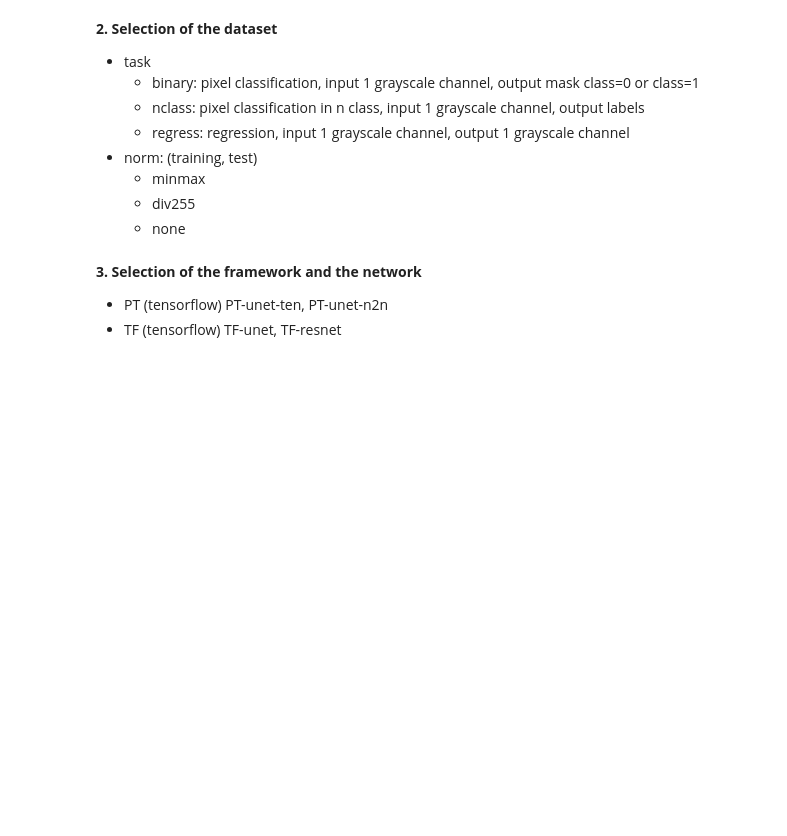
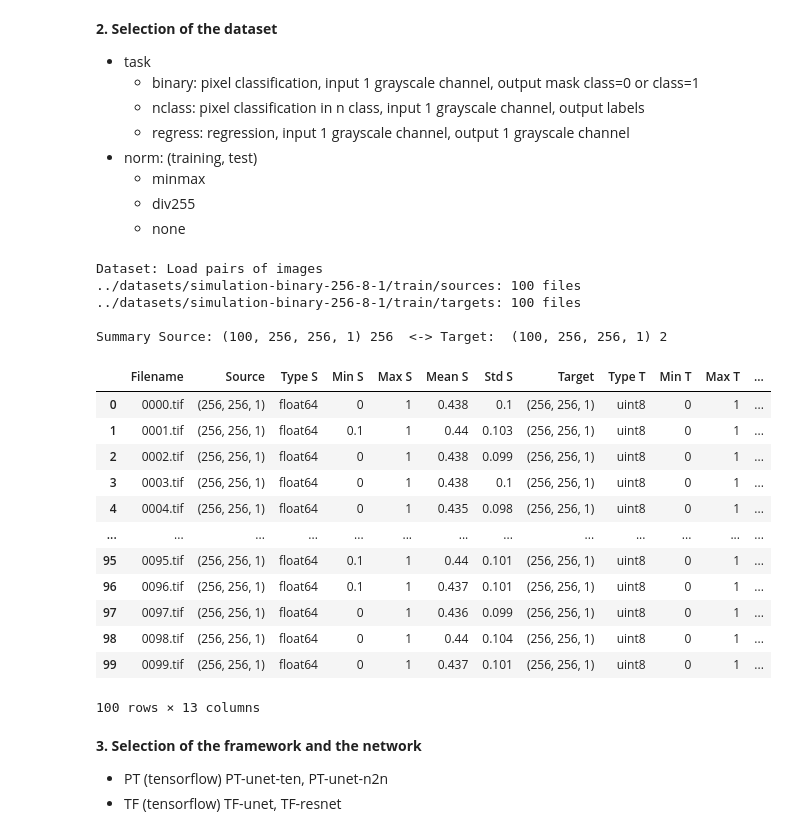
Before and after one commit to dasv74/deepiction, a Jupyter notebook: v.0.4/training_test_multiple_usages.ipynb, the cells around one changed output. Cells and saved outputs as stored; diff of their text form; code cells hidden in the pictures; blank space fills up the shorter version.

```diff
--- a/v.0.4/training_test_multiple_usages.ipynb
+++ b/v.0.4/training_test_multiple_usages.ipynb
@@ -27,21 +33,39 @@ report_resources()
     - div255
     - none
 # %%
-dataname, task, norm = 'clothes', 'nclass', ('minmax', 'none')
-dataname, task, norm = 'simulation-object-256-8-2', 'nclass', ('minmax', 'none')
-dataname, task, norm = 'simulation-dmap-256-8-1', 'regres', ('minmax', 'none')
-dataname, task, norm = 'simulation-class-256-8-3', 'nclass', ('minmax', 'none')
-dataname, task, norm = 'degradation-noisy-p50', 'regres', ('none', 'none')
+#dataname, task, norm = 'simulation-object-256-8-2', 'nclass', ('minmax', 'none')
+#dataname, task, norm = 'simulation-dmap-256-8-1', 'regres', ('minmax', 'none')
+#dataname, task, norm = 'simulation-class-256-8-3', 'nclass', ('minmax', 'none')
+#dataname, task, norm = 'degradation-noisy-p50', 'regres', ('none', 'none')
 dataname, task, norm = 'simulation-binary-256-8-1', 'binary', ('minmax', 'none')
-dataname, task, norm = 'ctc-glioblastoma', 'binary', ('minmax', 'none')
+#dataname, task, norm = 'ctc-glioblastoma', 'binary', ('minmax', 'none')
 
 datapath  = f'../datasets/{dataname}/'
 
 # Training dataset
 dataset = ImageDataset(datapath)
 dataset.load_pairs(100, 'train/sources', 'train/targets')
 dataset.normalization(norm)
 dataset.report()
+# %% [output]
+Dataset: Load pairs of images
+../datasets/simulation-binary-256-8-1/train/sources: 100 files
+../datasets/simulation-binary-256-8-1/train/targets: 100 files
+
+Summary Source: (100, 256, 256, 1) 256  <-> Target:  (100, 256, 256, 1) 2
+|  | Filename | Source | Type S | Min S | Max S | Mean S | Std S | Target | Type T | Min T | Max T | ... |
+| 0 | 0000.tif | (256, 256, 1) | float64 | 0 | 1 | 0.438 | 0.1 | (256, 256, 1) | uint8 | 0 | 1 | ... |
+| 1 | 0001.tif | (256, 256, 1) | float64 | 0.1 | 1 | 0.44 | 0.103 | (256, 256, 1) | uint8 | 0 | 1 | ... |
+| 2 | 0002.tif | (256, 256, 1) | float64 | 0 | 1 | 0.438 | 0.099 | (256, 256, 1) | uint8 | 0 | 1 | ... |
+| 3 | 0003.tif | (256, 256, 1) | float64 | 0 | 1 | 0.438 | 0.1 | (256, 256, 1) | uint8 | 0 | 1 | ... |
+| 4 | 0004.tif | (256, 256, 1) | float64 | 0 | 1 | 0.435 | 0.098 | (256, 256, 1) | uint8 | 0 | 1 | ... |
+| ... | ... | ... | ... | ... | ... | ... | ... | ... | ... | ... | ... | ... |
+| 95 | 0095.tif | (256, 256, 1) | float64 | 0.1 | 1 | 0.44 | 0.101 | (256, 256, 1) | uint8 | 0 | 1 | ... |
+| 96 | 0096.tif | (256, 256, 1) | float64 | 0.1 | 1 | 0.437 | 0.101 | (256, 256, 1) | uint8 | 0 | 1 | ... |
+| 97 | 0097.tif | (256, 256, 1) | float64 | 0 | 1 | 0.436 | 0.099 | (256, 256, 1) | uint8 | 0 | 1 | ... |
+| 98 | 0098.tif | (256, 256, 1) | float64 | 0 | 1 | 0.44 | 0.104 | (256, 256, 1) | uint8 | 0 | 1 | ... |
+| 99 | 0099.tif | (256, 256, 1) | float64 | 0 | 1 | 0.437 | 0.101 | (256, 256, 1) | uint8 | 0 | 1 | ... |
+100 rows × 13 columns
 # %% [markdown]
 **3. Selection of the framework and the network**
 - PT (tensorflow) PT-unet-ten, PT-unet-n2n
```
Also changed, not shown: parts of 4 cells of this notebook, 5 other files.
